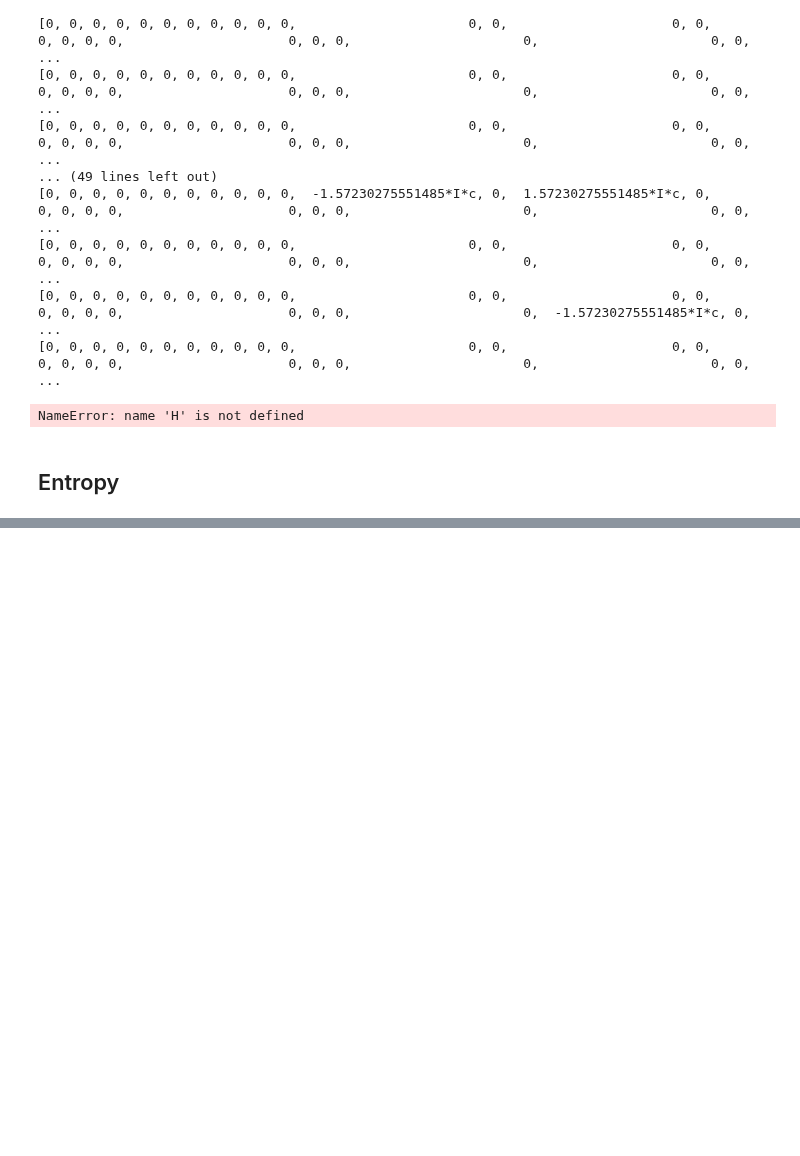
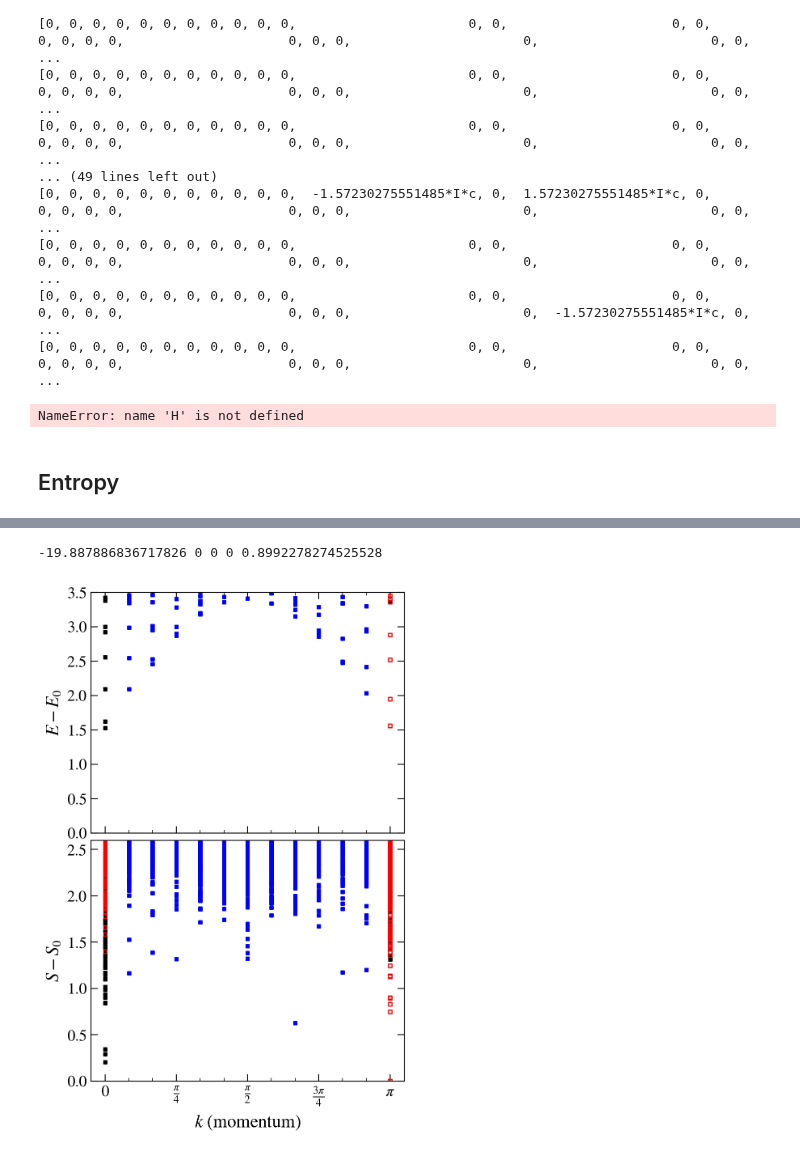
Before and after one commit to Rafal-Swietek/QHamSolver, a Jupyter notebook: GoldenChain/Jupyter_Python/entropy.ipynb, the cells around one changed output, grey strips where cells are left out. Saved outputs shown, nothing was run; the diff lists cells and outputs as text; code cells hidden in the pictures; blank space fills up the shorter version.

Commit message:
calculate only few eigenstate entropies in GoldenChain.

```diff
--- a/GoldenChain/Jupyter_Python/entropy.ipynb
+++ b/GoldenChain/Jupyter_Python/entropy.ipynb
@@ -458,0 +639,72 @@ for L in sizes:
+# %%
+E0 = 1e6
+S0 = 1e6
+# %%
+L=24
+c=0.
+J=1
+
+sizes = np.arange(18, 27, 2)
+
+psec = [-1, 1] if c == 0 else [1]
+
+fig, axis = plt.subplots( nrows=2, ncols=1, figsize=(5,8), dpi = 200, sharex=True)
+
+num_eigs = 20
+
+# for L in sizes:
+ksec = np.arange(0, L//2+1, 1) if c == 0 else np.arange(0, L+1, 1)
+Etot = []
+Stot = []
+
+ratio = 0
+counter = 0
+
+momenta = []
+k_GS = 0
+p_GS = 0
+S_GS = 0
+for ks in ksec:
+    psec = [1, -1] if c == 0 and (ks == 0 or float(ks) == (L/2.0)) else [1]
+    for ps in psec:
+        col = ('black' if ps > 0 else 'red') if c == 0 and (ks == 0 or float(ks) == (L/2.0)) else 'blue'
+        name = base_dir + 'Entropy/Eigenstate/' + info(L, J, c, ks, ps, ext='.hdf5')
+        if exists(name):
+            with h5py.File(name, "r") as file:
+                E = np.array(file.get('energies')[0])
+                E = np.round(E, 15)
+
+                dim = E.size
+
+                S = np.array(file.get('entropy')[-1])
+                if np.min(S) < S0:
+                    S0 = np.min(S)
+
+                if np.min(E) < E0:
+                    E0 = np.min(E)
+                    k_GS = ks
+                    p_GS = ps
+                    S_GS = S[0]
+                    print(E0, k_GS, p_GS, S_GS, S0)
+                # Stot.append(S)
+                # momenta.append(ks / L * 2 * np.pi)
+                # if c == 0 and ks > 0 and ks < L/2.0:
+                axis[0].scatter([ks / L * 2 * np.pi] * E.size, E - E0, marker='s', color=col, s=7 if ps > 0 else 10, facecolor = col if ps > 0 else 'None')
+                axis[1].scatter([ks / L * 2 * np.pi] * E.size, S - S0, marker='s', color=col, s=7 if ps > 0 else 10, facecolor = col if ps > 0 else 'None')
+        else:
+            print(name)
+print(E0, k_GS, p_GS, S_GS, S0)
+# momenta = np.array(momenta)
+# Stot = np.array(Stot)
+
+    # axis.scatter(momenta, Stot, label=r"$L=%d$"%L, marker='o')
+fig_help.set_plot_elements(axis[0], ylabel=r"$E-E_0$", xlabel=r"", font_size=14, set_legend=False,    yscale='linear', ylim=(0, 3.5))
+fig_help.set_plot_elements(axis[1], ylabel=r"$S-S_0$", xlabel=r"$k$ (momentum)", font_size=14, set_legend=False, yscale='linear', ylim=(0, 2.6))
+for ax in axis:
+    ax.xaxis.set_major_locator(plt.MultipleLocator(np.pi / 4))
+    ax.xaxis.set_minor_locator(plt.MultipleLocator(np.pi / 12))
+    ax.xaxis.set_major_formatter(plt.FuncFormatter(multiple_formatter(denominator=4)))
+fig.subplots_adjust(wspace = 0.03, hspace=0.03)
+# %% [output]
+-19.887886836717826 0 0 0 0.8992278274525528
+[figure, added]
```
Also changed, not shown: parts of 6 cells of this notebook, 3 other files.
